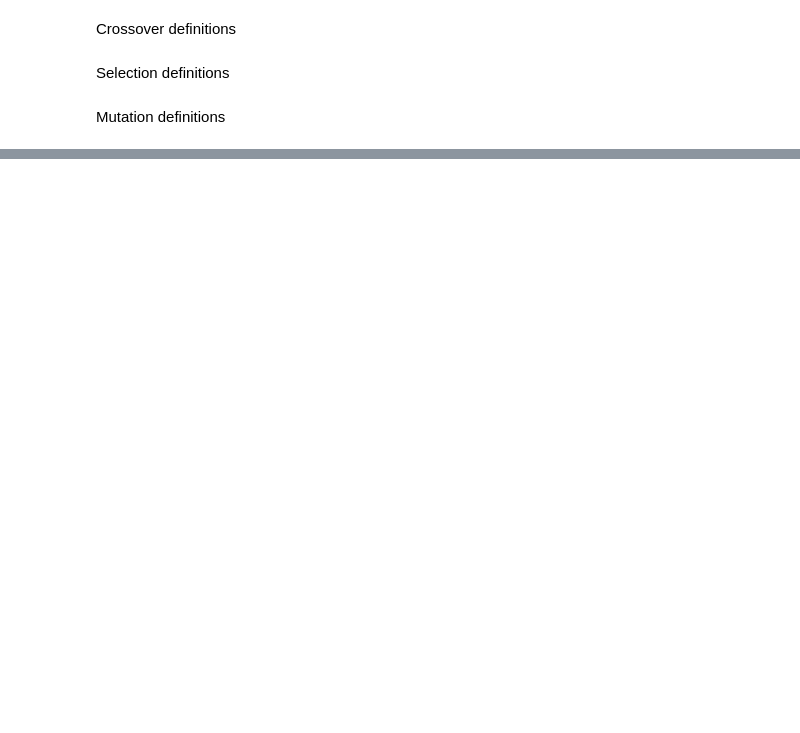
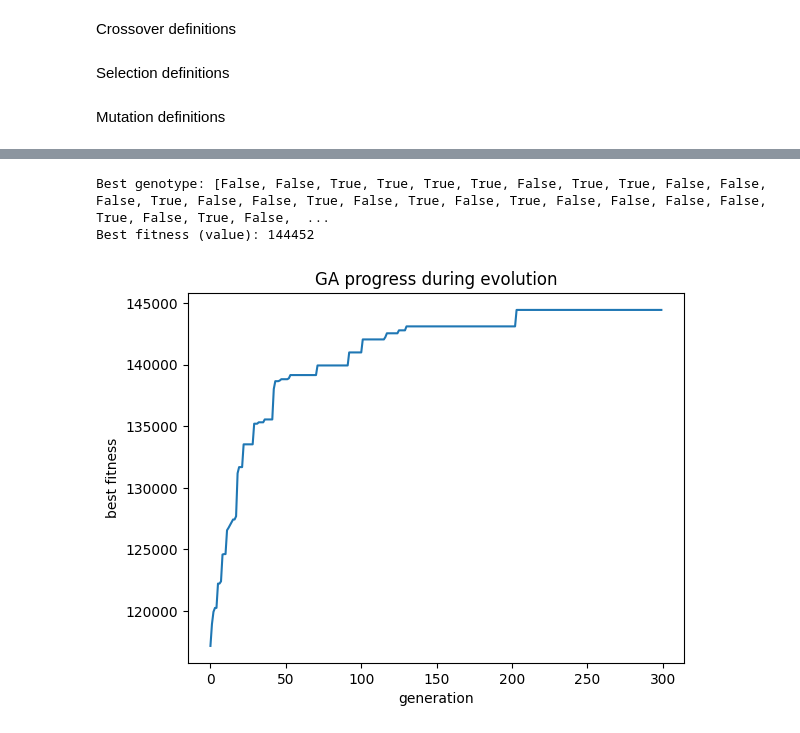
Before and after one commit to andjixi/qlearning-genetic-algorithms, a Jupyter notebook: src/geneticAlgorithm.ipynb, the cells around one changed output, grey strips where cells are left out. Drawn from its saved outputs; the diff is of its cells as text; code cells hidden in the pictures; blank space fills up the shorter version.

```diff
--- a/src/geneticAlgorithm.ipynb
+++ b/src/geneticAlgorithm.ipynb
@@ -192,0 +209,44 @@ Best fitness (value): 15
+# %%
+def load_kplib_instance(path):
+    with open(path, "r") as f:
+        lines = [line.strip() for line in f if line.strip()]
+
+    n = int(lines[0])
+    capacity = int(lines[1])
+
+    weights = []
+    values = []
+
+    for line in lines[2:2+n]:
+        w, v = map(int, line.split())
+        weights.append(w)
+        values.append(v)
+
+    return weights, values, capacity
+# %%
+instance_path = "../instances/n00500_R01000_s000.kp"
+weights, values, capacity = load_kplib_instance(instance_path)
+
+problem = KnapsackProblem(weights, values, capacity)
+
+best, progress = genetic_algorithm(
+    problem=problem,
+    population_size=150,
+    generations=300,
+    mutation_rate=0.05,
+    crossover_op='arithmetic',
+    mutation_op='bit_flip',
+)
+
+print("Best genotype:", best.genotype)
+print("Best fitness (value):", best.fitness)
+
+plt.plot(progress)
+plt.xlabel("generation")
+plt.ylabel("best fitness")
+plt.title("GA progress during evolution")
+plt.show()
+# %% [output]
+Best genotype: [False, False, True, True, True, True, False, True, True, False, False, False, True, False, False, True, False, True, False, True, False, False, False, False, True, False, True, False,  ...
+Best fitness (value): 144452
+[figure, added]
```
Also changed, not shown: parts of 4 cells of this notebook, 1 other file.
